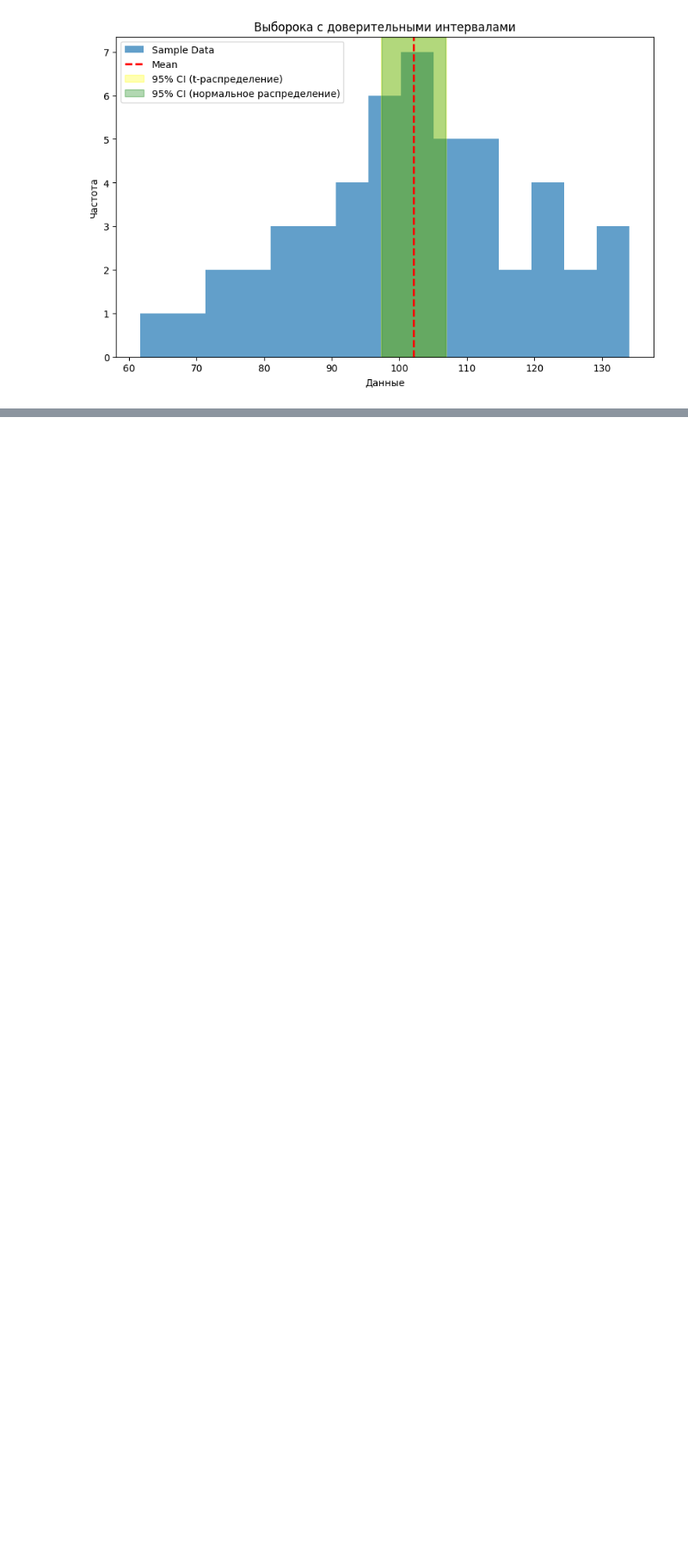
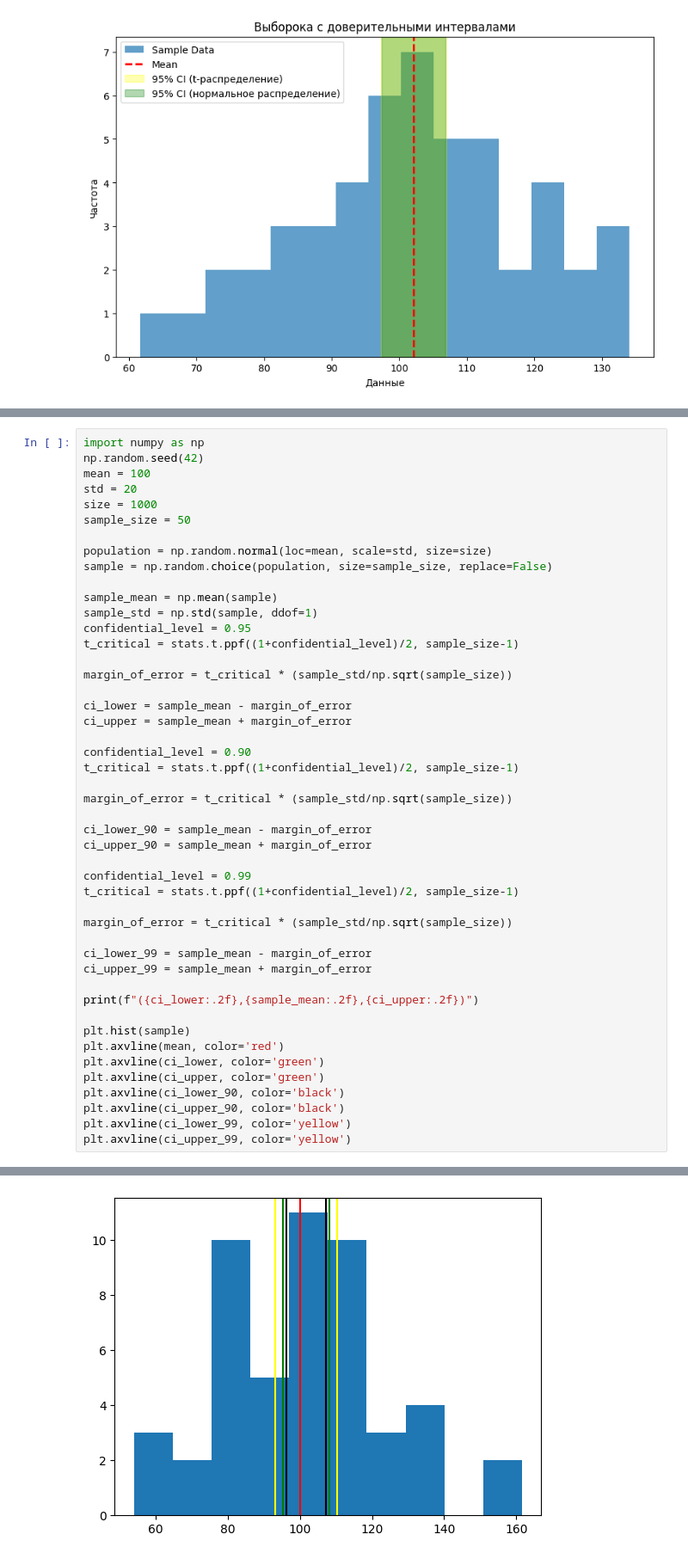
Before and after one commit to Katarina-dev/ICH, a Jupyter notebook: Python/hw/DataAnalysis/DA_Confidence_intervals.ipynb, the cells around one changed output, grey strips where cells are left out. Shown at 86% size. Saved outputs shown, nothing was run; the diff lists cells and outputs as text; blank space fills up the shorter version.

```diff
--- a/Python/hw/DataAnalysis/DA_Confidence_intervals.ipynb
+++ b/Python/hw/DataAnalysis/DA_Confidence_intervals.ipynb
@@ -87,0 +347,48 @@ plt.show()
+# %%
+import numpy as np
+np.random.seed(42)
+mean = 100
+std = 20
+size = 1000
+sample_size = 50
+
+population = np.random.normal(loc=mean, scale=std, size=size)
+sample = np.random.choice(population, size=sample_size, replace=False)
+
+sample_mean = np.mean(sample)
+sample_std = np.std(sample, ddof=1)
+confidential_level = 0.95
+t_critical = stats.t.ppf((1+confidential_level)/2, sample_size-1)
+
+margin_of_error = t_critical * (sample_std/np.sqrt(sample_size))
+
+ci_lower = sample_mean - margin_of_error
+ci_upper = sample_mean + margin_of_error
+
+confidential_level = 0.90
+t_critical = stats.t.ppf((1+confidential_level)/2, sample_size-1)
+
+margin_of_error = t_critical * (sample_std/np.sqrt(sample_size))
+
+ci_lower_90 = sample_mean - margin_of_error
+ci_upper_90 = sample_mean + margin_of_error
+
+confidential_level = 0.99
+t_critical = stats.t.ppf((1+confidential_level)/2, sample_size-1)
+
+margin_of_error = t_critical * (sample_std/np.sqrt(sample_size))
+
+ci_lower_99 = sample_mean - margin_of_error
+ci_upper_99 = sample_mean + margin_of_error
+
+print(f"({ci_lower:.2f},{sample_mean:.2f},{ci_upper:.2f})")
+
+plt.hist(sample)
+plt.axvline(mean, color='red')
+plt.axvline(ci_lower, color='green')
+plt.axvline(ci_upper, color='green')
+plt.axvline(ci_lower_90, color='black')
+plt.axvline(ci_upper_90, color='black')
+plt.axvline(ci_lower_99, color='yellow')
+plt.axvline(ci_upper_99, color='yellow')
+# %% [output]
@@ -87,0 +397 @@ plt.show()
+[figure, added]
```
Also changed, not shown: parts of 21 cells of this notebook, 12 other files.
